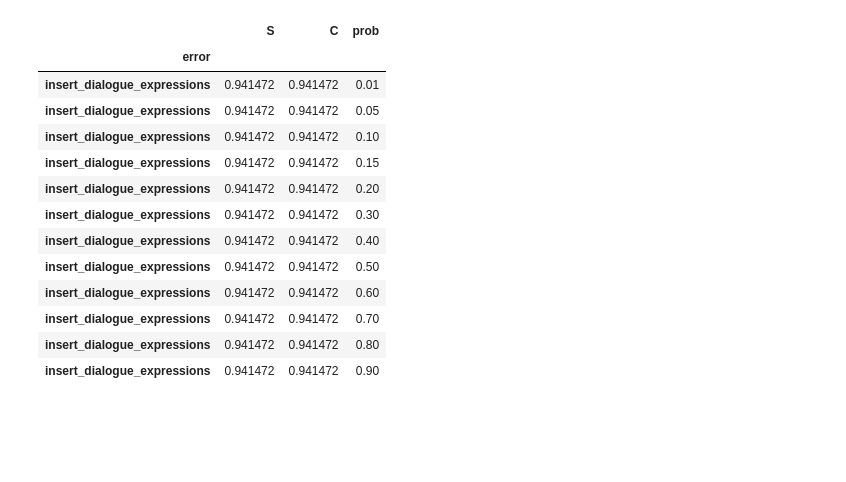
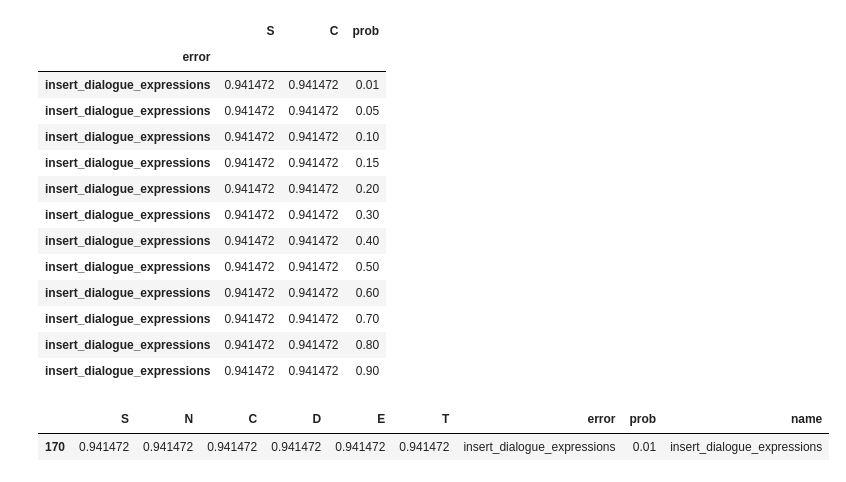
Before and after one commit to usc-sail/mica-screenplay-parser, a Jupyter notebook: movieparser/notebook_robust_evaluation.ipynb, the cells around one changed output. Cells and saved outputs as stored; diff of their text form; code cells hidden in the pictures; blank space fills up the shorter version.

```diff
--- a/movieparser/notebook_robust_evaluation.ipynb
+++ b/movieparser/notebook_robust_evaluation.ipynb
@@ -532,3 +532,10 @@ f1df.loc[error_type, ["S", "C", "prob"]]
 | insert_dialogue_expressions | 0.941472 | 0.941472 | 0.70 |
 | insert_dialogue_expressions | 0.941472 | 0.941472 | 0.80 |
 | insert_dialogue_expressions | 0.941472 | 0.941472 | 0.90 |
+# %%
+f1df["name"] = f1df["error"]
+# %%
+f1df.loc[(f1df.error == "insert_dialogue_expressions") & (f1df.prob == 0.01)]
+# %% [output]
+|  | S | N | C | D | E | T | error | prob | name |
+| 170 | 0.941472 | 0.941472 | 0.941472 | 0.941472 | 0.941472 | 0.941472 | insert_dialogue_expressions | 0.01 | insert_dialogue_expressions |
```
Also changed, not shown: 3 other files.
